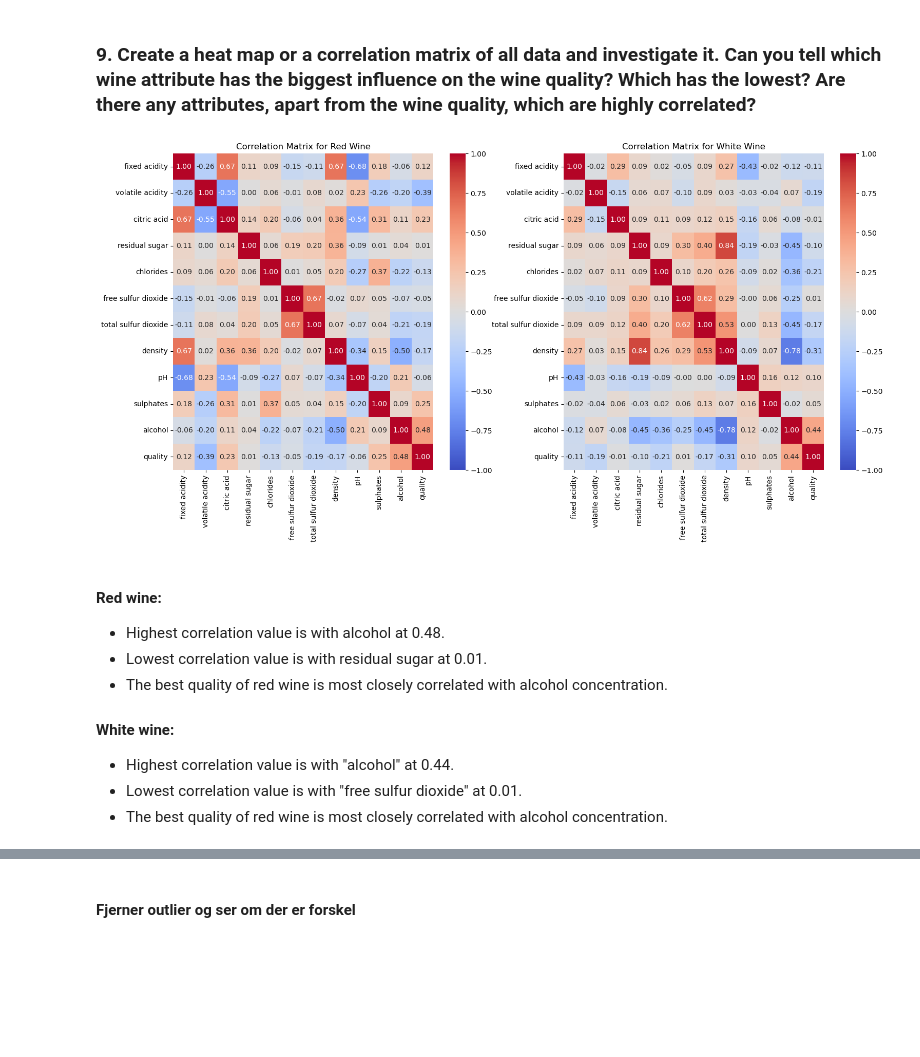
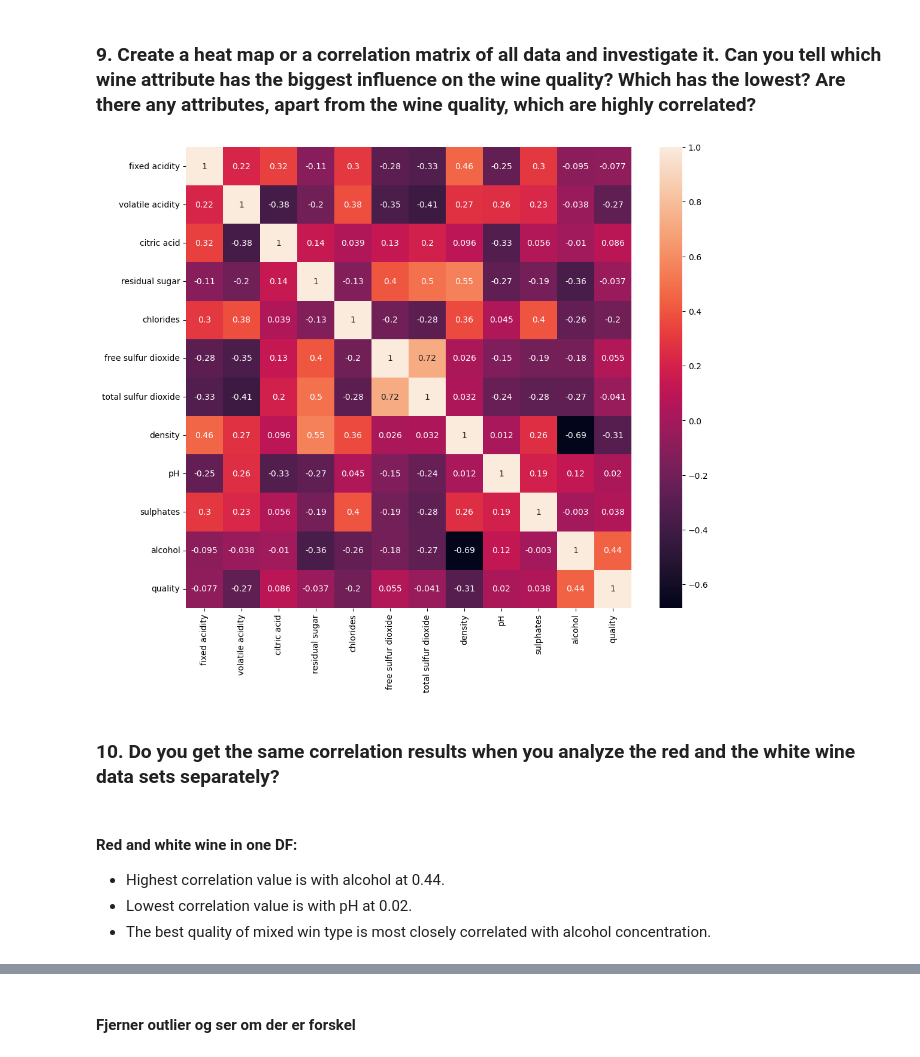
Before and after one commit to lassekh/bi-mini-projects, a Jupyter notebook: MP2/wine_dataexploration.ipynb, the cells around one changed output, grey strips where cells are left out. Drawn from its saved outputs; the diff is of its cells as text; code cells hidden in the pictures; blank space fills up the shorter version.

```diff
--- a/MP2/wine_dataexploration.ipynb
+++ b/MP2/wine_dataexploration.ipynb
@@ -266,41 +319,26 @@ plt.show()
 # %% [markdown]
 ### 9. Create a heat map or a correlation matrix of all data and investigate it. Can you tell which wine attribute has the biggest influence on the wine quality? Which has the lowest? Are there any attributes, apart from the wine quality, which are highly correlated?
-# %%
-# Loader data ind i DataFrame
-# Opretter korrelationsmatrix
-correlation_matrix = combined_wines.corr()
-# først brugte jeg den kombinerede DF, men besluttede at adskille for at se om der er forskel.
-
-red_win_without_wine_type = red_wine.drop(columns=['wine_type']) #fjerner kolonnen da den ikke skal eller kan ingdå i heatmappen (not numeral)
-red_wine_matrix = red_win_without_wine_type.corr()
-
-white_win_without_wine_type = white_wine.drop(columns=['wine_type'])
-white_wine_matrix = white_win_without_wine_type.corr()
-
-# Opretter subplots til heatmaps
-fig, axes = plt.subplots(1, 2, figsize=(18, 8))
-
-# Plot korrelationsmatrix som heatmap til rødvin
-# plt.figure(figsize=(12, 10)) dropper disse da jeg længere oppe laver en figur med plads til to heatmaps
-sns.heatmap(red_wine_matrix, annot=True, cmap='coolwarm', fmt=".2f", vmin=-1, vmax=1, ax=axes[0])
-axes[0].set_title('Correlation Matrix for Red Wine')
-
-# Plot korrelationsmatrix som heatmap til hvidvin
-# plt.figure(figsize=(12, 10)) dropper disse da jeg længere oppe laver en figur med plads til to heatmaps
-sns.heatmap(white_wine_matrix, annot=True, cmap='coolwarm', fmt=".2f", vmin=-1, vmax=1, ax=axes[1])
-axes[1].set_title('Correlation Matrix for White Wine')
-
-
-plt.show()
-# %% [output]
-[figure]
+# %%
+# Opretter korrelationsmatrix
+wines_drop_types = combined_wines.copy()
+
+# dropping types
+wines_drop_types = wines_drop_types.drop(columns=['wine_type_Red', 'wine_type_White'])
+
+corr_matrix = wines_drop_types.corr()
+
+# opretter et plot
+plt.figure(figsize=(12, 10))
+sns.heatmap(corr_matrix, annot=True)
+
+# viser plot... DET ER ÅBENBART IKKE NØDVENDIGT MED NEDENSTÅENDE FOR AT VISE PLOT, men uden denne vil der stå <axes over map'et>
+plt.show()
+# %% [output]
+[figure, added]
+# %% [markdown]
+### 10. Do you get the same correlation results when you analyze the red and the white wine data sets separately?
 # %% [markdown]
-#### Red wine:
-- Highest correlation value is with alcohol at 0.48.
-- Lowest correlation value is with residual sugar at 0.01.
-- The best quality of red wine is most closely correlated with alcohol concentration.
-
-#### White wine:
-- Highest correlation value is with "alcohol" at 0.44.
-- Lowest correlation value is with "free sulfur dioxide" at 0.01.
-- The best quality of red wine is most closely correlated with alcohol concentration.
+#### Red and white wine in one DF:
+- Highest correlation value is with alcohol at 0.44.
+- Lowest correlation value is with pH at 0.02.
+- The best quality of mixed win type is most closely correlated with alcohol concentration.
```
Also changed, not shown: parts of 9 cells of this notebook, 1 other file.
